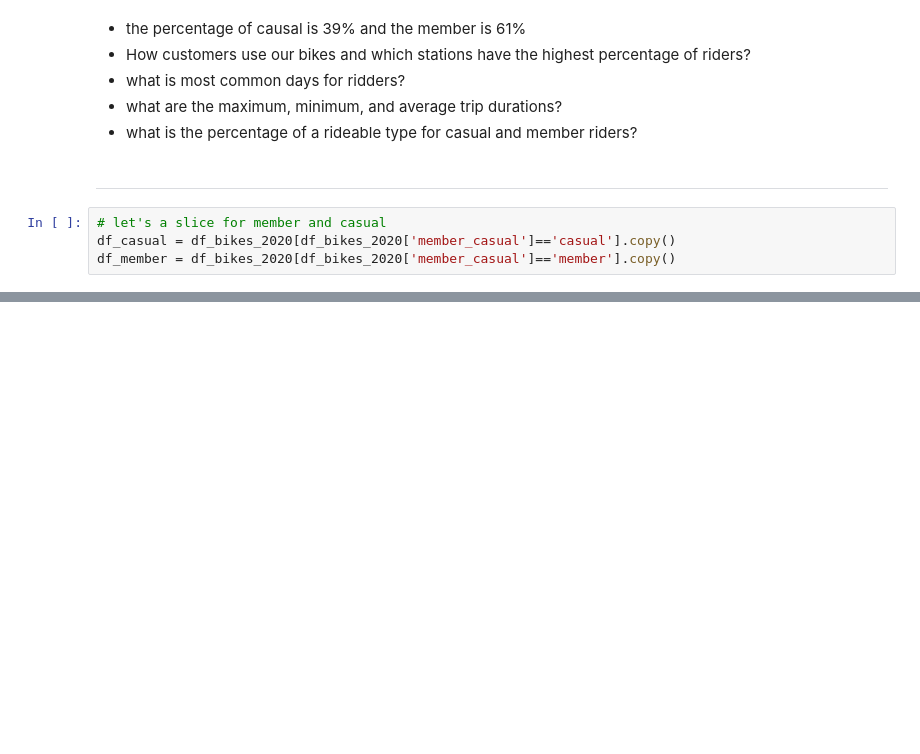
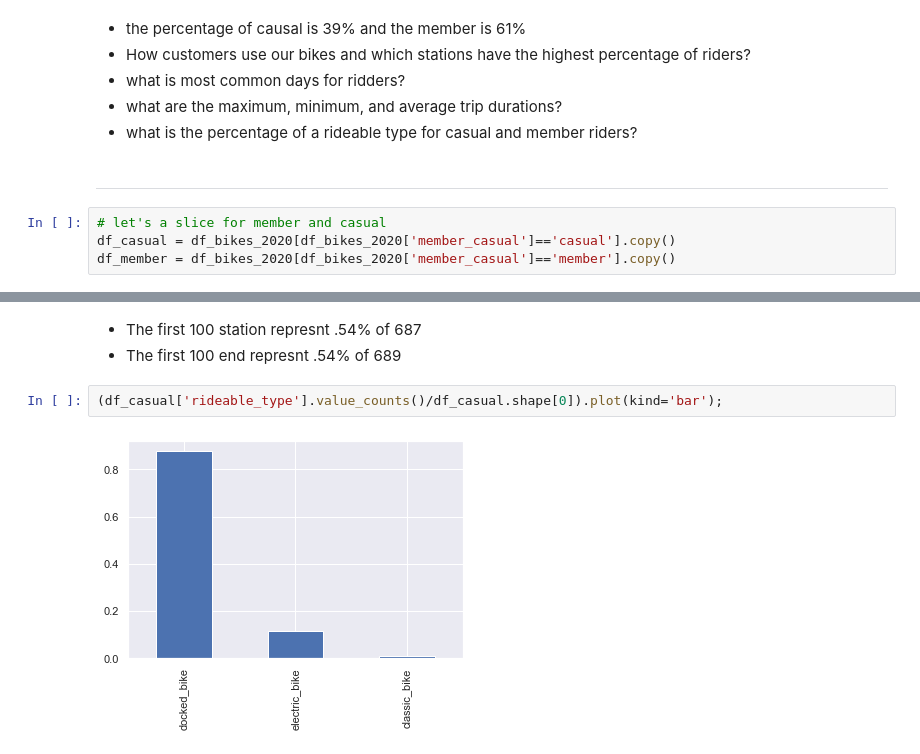
Before and after one commit to SABRIOUS/Google_Data_Analysis_Capstone, a Jupyter notebook: test_bkies.ipynb, the cells around one changed output, grey strips where cells are left out. Cells and saved outputs as stored; diff of their text form; blank space fills up the shorter version.

```diff
--- a/test_bkies.ipynb
+++ b/test_bkies.ipynb
@@ -190,0 +255,7 @@ df_casual.head()
+# %% [markdown]
+- The first 100 station represnt .54% of 687
+- The first 100 end represnt .54% of 689
+# %%
+(df_casual['rideable_type'].value_counts()/df_casual.shape[0]).plot(kind='bar');
+# %% [output]
+[figure, added]
```
Also changed, not shown: parts of 10 cells of this notebook.
